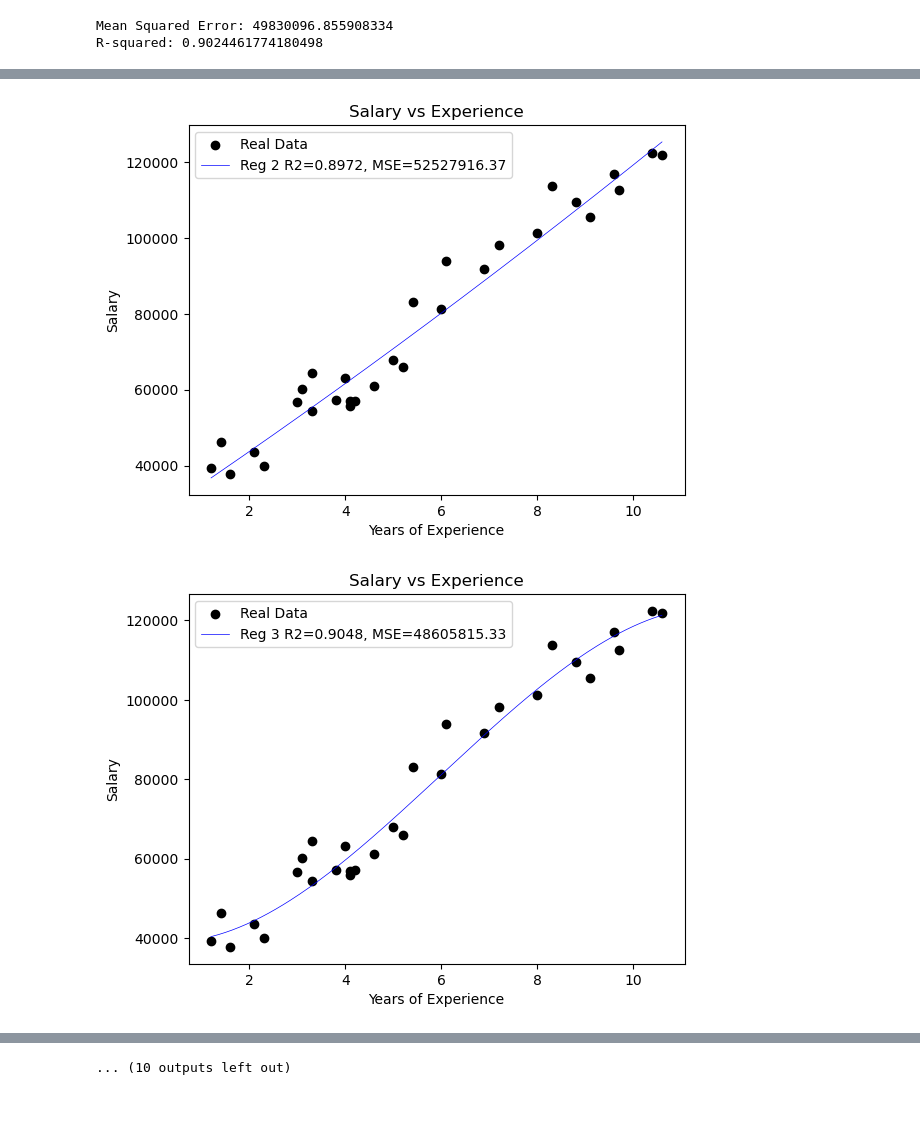
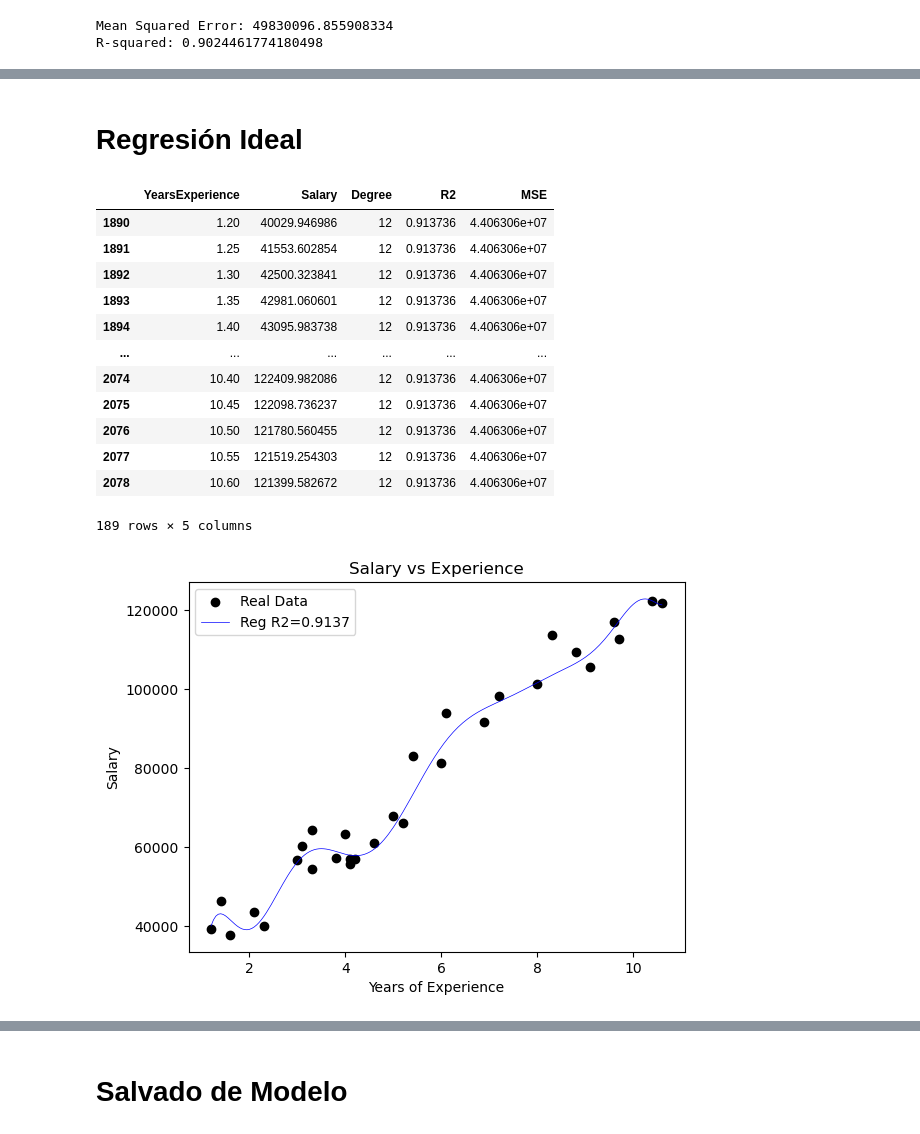
Before and after one commit to 2Nisavi2/Rgeresion-Salarios, a Jupyter notebook: Codigo_Regresion.ipynb, the cells around one changed output, grey strips where cells are left out. Cells and saved outputs as stored; diff of their text form; code cells hidden in the pictures; blank space fills up the shorter version.

```diff
--- a/Codigo_Regresion.ipynb
+++ b/Codigo_Regresion.ipynb
@@ -127,7 +184,6 @@ for i in np.arange(2, 101, 1):
         LINE_5.append(mse)
 
 df_poly = pd.DataFrame({'YearsExperience': LINE_1, 'Salary': LINE_2, 'Degree': LINE_3, 'R2': LINE_4, 'MSE': LINE_5})
-df_poly = df_poly[df_poly['R2'] >= 0.8]
 df_poly
 # %% [output]
 Generando regresion para grado 2
@@ -172,13 +313,30 @@ Text(0, 0.5, 'Salary')
+# %% [markdown]
+# Regresión Ideal
+# %%
+best_df = df_poly[df_poly['R2'] == max(df_poly['R2'])]
+best_df
+# %% [output]
+|  | YearsExperience | Salary | Degree | R2 | MSE |
+| 1890 | 1.20 | 40029.946986 | 12 | 0.913736 | 4.406306e+07 |
+| 1891 | 1.25 | 41553.602854 | 12 | 0.913736 | 4.406306e+07 |
+| 1892 | 1.30 | 42500.323841 | 12 | 0.913736 | 4.406306e+07 |
+| 1893 | 1.35 | 42981.060601 | 12 | 0.913736 | 4.406306e+07 |
+| 1894 | 1.40 | 43095.983738 | 12 | 0.913736 | 4.406306e+07 |
+| ... | ... | ... | ... | ... | ... |
+| 2074 | 10.40 | 122409.982086 | 12 | 0.913736 | 4.406306e+07 |
+| 2075 | 10.45 | 122098.736237 | 12 | 0.913736 | 4.406306e+07 |
+| 2076 | 10.50 | 121780.560455 | 12 | 0.913736 | 4.406306e+07 |
+| 2077 | 10.55 | 121519.254303 | 12 | 0.913736 | 4.406306e+07 |
+| 2078 | 10.60 | 121399.582672 | 12 | 0.913736 | 4.406306e+07 |
+189 rows × 5 columns
 # %%
-for i in df_poly['Degree'].unique():
-    sub = df_poly[df_poly['Degree'] == i]
-    plt.scatter(df['YearsExperience'], df['Salary'], color='black', label='Real Data')
-    plt.plot(sub['YearsExperience'], sub['Salary'], color='blue', linewidth=0.5, label='Reg {} R2={}, MSE={}'.format(max(sub['Degree']), round(max(sub['R2']), 4), round(max(sub['MSE']), 2)))
-    plt.title('Salary vs Experience')
-    plt.xlabel('Years of Experience')
-    plt.ylabel('Salary')
-    plt.legend()
-    plt.show()
+plt.scatter(df['YearsExperience'], df['Salary'], color='black', label='Real Data')
+plt.plot(best_df['YearsExperience'], best_df['Salary'], color='blue', linewidth=0.5, label='Reg R2={}'.format(round(max(best_df['R2']), 4)))
+plt.title('Salary vs Experience')
+plt.xlabel('Years of Experience')
+plt.ylabel('Salary')
+plt.legend()
+
+plt.savefig('Images/regre_3.png')
 # %% [output]
-[figure, old version]
+[figure, new version]
-[figure, removed]
@@ -195 +343,2 @@ for i in df_poly['Degree'].unique():
-... (10 outputs left out)
+# %% [markdown]
+# Salvado de Modelo
```
Also changed, not shown: parts of 18 cells of this notebook, 14 other files.
